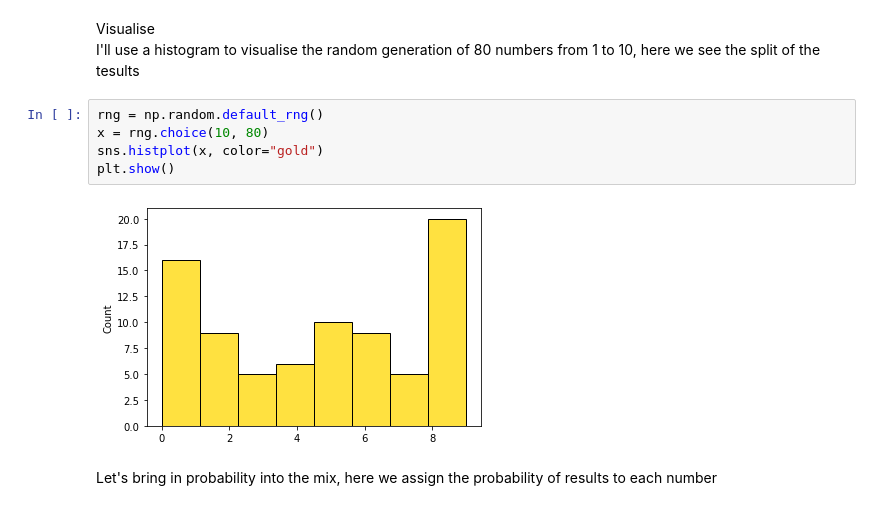
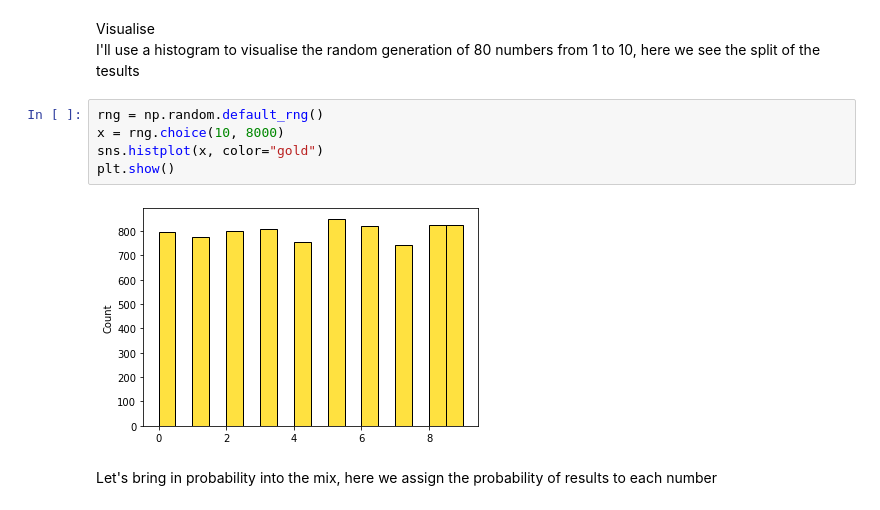
Before and after one commit to Michelleoc/programming-for-data-analysis-assignment, a Jupyter notebook: numpy-random-assignment.ipynb, the cells around one changed output. Drawn from its saved outputs; the diff is of its cells as text.

```diff
--- a/numpy-random-assignment.ipynb
+++ b/numpy-random-assignment.ipynb
@@ -221,11 +231,11 @@ Visualise<br>
 I'll use a histogram to visualise the random generation of 80 numbers from 1 to 10, here we see the split of the tesults
 # %%
 rng = np.random.default_rng()
-x = rng.choice(10, 80)
+x = rng.choice(10, 8000)
 sns.histplot(x, color="gold")
 plt.show()
 # %% [output]
-[figure, old version]
+[figure, new version]
 # %% [markdown]
 Let's bring in probability into the mix, here we assign the probability of results to each number
 # %%
```
Also changed, not shown: parts of 39 cells of this notebook, 1 other file.
